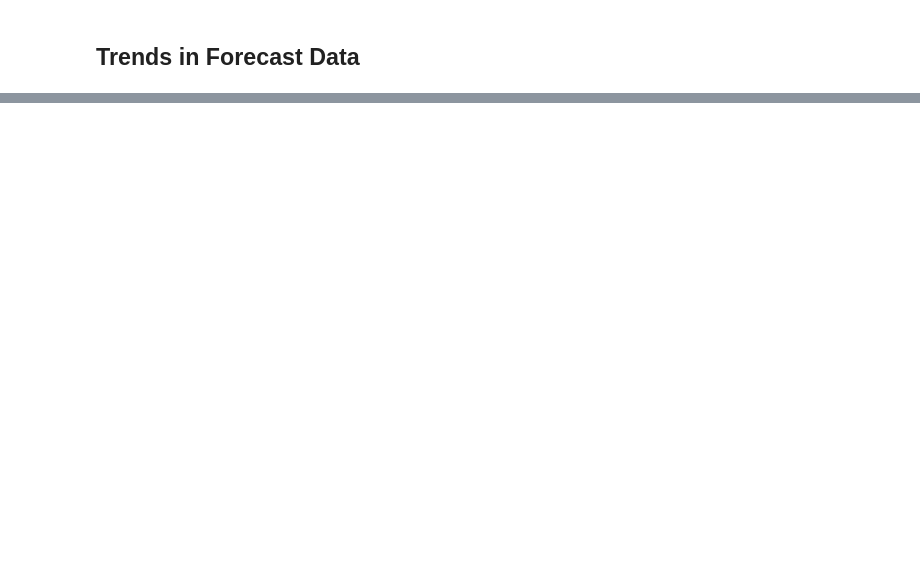
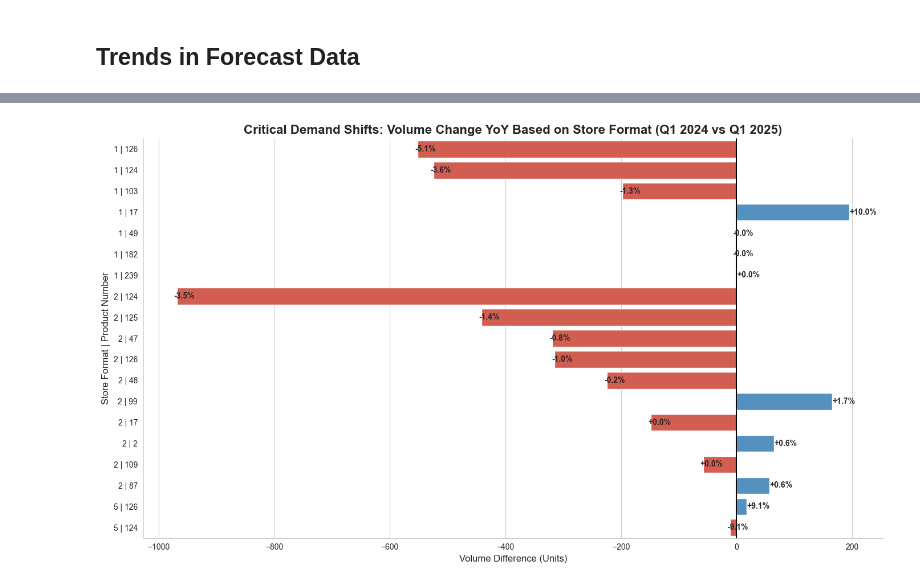
Before and after one commit to luisgrewe/StockSalesPrediction, a Jupyter notebook: salesprediction.ipynb, the cells around one changed output, grey strips where cells are left out. Cells and saved outputs as stored; diff of their text form; code cells hidden in the pictures; blank space fills up the shorter version.

```diff
--- a/salesprediction.ipynb
+++ b/salesprediction.ipynb
@@ -1604,0 +1608,75 @@ plt.show()
+# %%
+# Compute Full 2024 Product Stats
+all_products_24 = (
+    df_2024_15w.groupby(['store_format', 'product_number'])['sales']
+    .sum().reset_index()
+)
+all_products_24 = all_products_24.merge(format_total_24, on='store_format')
+all_products_24['share_24'] = (all_products_24['sales'] / all_products_24['total_sales']) * 100
+all_products_24 = all_products_24.rename(columns={'sales': 'sales_24'})
+
+# Compute Full 2025 Product Stats
+all_products_25 = (
+    df_results_preprocessed.groupby(['store_format', 'product_number'])['sales']
+    .sum().reset_index()
+)
+all_products_25 = all_products_25.merge(format_total_25, on='store_format')
+all_products_25['share_25'] = (all_products_25['sales'] / all_products_25['total_sales']) * 100
+all_products_25 = all_products_25.rename(columns={'sales': 'sales_25'})
+
+variance_df = all_products_24.merge(
+    all_products_25[['store_format', 'product_number', 'sales_25', 'share_25']],
+    on=['store_format', 'product_number'],
+    how='outer'
+).fillna(0)
+
+# Volume difference and Percentage change
+variance_df['vol_diff'] = variance_df['sales_25'] - variance_df['sales_24']
+variance_df['pct_change'] = (variance_df['vol_diff'] / variance_df['sales_24'].replace(0, np.nan)) * 100
+variance_df['share_shift'] = variance_df['share_25'] - variance_df['share_24']
+# Filter for Top 10 highest change per format
+top_shifts = (
+    variance_df.groupby('store_format', group_keys=False)
+    .apply(lambda x: x.reindex(x.vol_diff.abs().sort_values(ascending=False).index).head(10))
+)
+
+plt.figure(figsize=(14, 8))
+sns.set_style("whitegrid")
+
+
+top_shifts['label'] = (
+    top_shifts['store_format'].astype(str) +
+    " | " +
+    top_shifts['product_number'].astype(str)
+)
+
+colors = ['#4293D0' if x > 0 else '#E74C3C' for x in top_shifts['vol_diff']]
+
+ax = sns.barplot(
+    data=top_shifts,
+    x='vol_diff',
+    y='label',
+    palette=colors
+)
+
+plt.axvline(0, color='black', linewidth=1.5, linestyle='-')
+
+plt.title('Critical Demand Shifts: Volume Change YoY Based on Store Format (Q1 2024 vs Q1 2025)', fontsize=16, fontweight='bold')
+plt.xlabel('Volume Difference (Units)', fontsize=12)
+plt.ylabel('Store Format | Product Number', fontsize=12)
+
+# Annotate with the Share Shift
+for i, p in enumerate(ax.patches):
+    shift = top_shifts.iloc[i]['share_shift']
+    plt.text(
+        p.get_width() if p.get_width() > 0 else p.get_width() - 5,
+        p.get_y() + p.get_height()/2,
+        f'{shift:+.1f}%',
+        va='center', fontsize=10, fontweight='bold'
+    )
+
+sns.despine()
+plt.tight_layout()
+plt.savefig("images/demand_shift_q1.png")
+plt.show()
+# %% [output]
@@ -1604,0 +1689 @@ plt.show()
+[figure, added]
```
Also changed, not shown: parts of 10 cells of this notebook, 13 other files.
